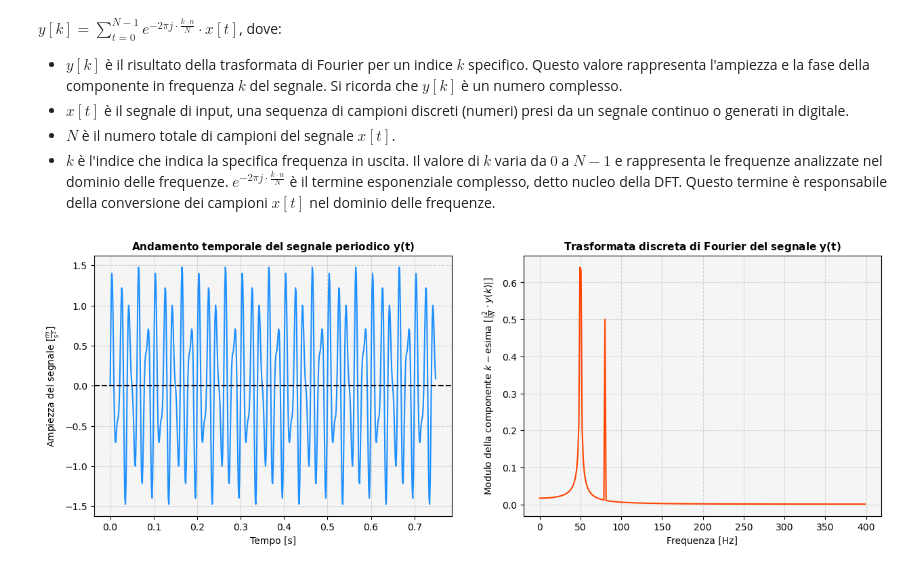
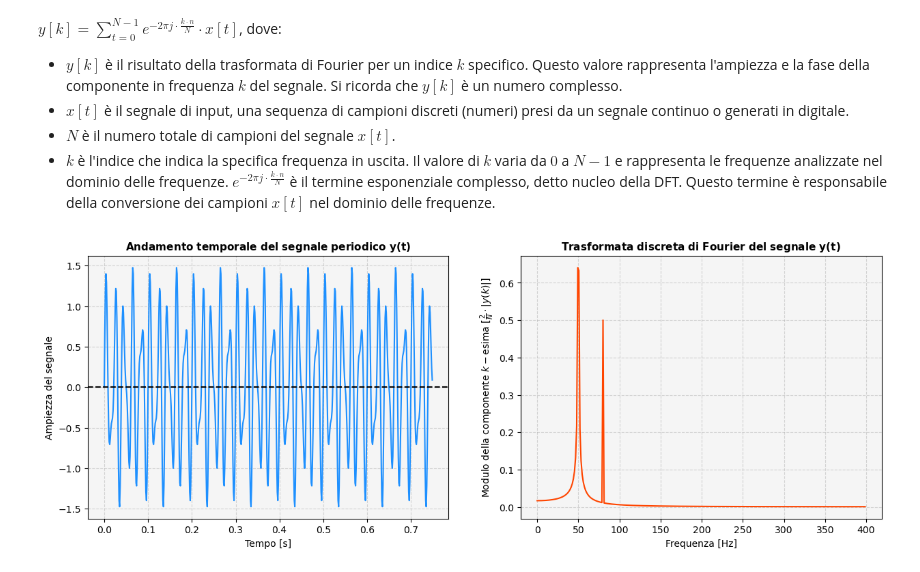
Before and after one commit to lamferzon/crash-course-Python, a Jupyter notebook: Lezioni/2. Python per l'analisi dati.ipynb, the cells around one changed output. Saved outputs shown, nothing was run; the diff lists cells and outputs as text; code cells hidden in the pictures.

```diff
--- a/Lezioni/2. Python per l'analisi dati.ipynb
+++ b/Lezioni/2. Python per l'analisi dati.ipynb
@@ -494,33 +494,33 @@ fig, axes = plt.subplots(
 
 # grafico 1
 sns.lineplot(
     x=t_domain,
     y=y,
     color="dodgerblue",
     ax=axes[0]
 )
 axes[0].axhline(0, color="black", ls="--")
 axes[0].set_title("$\\mathbf{Andamento \\ temporale \\ del \\ segnale \\ periodico \\ y(t)}$", size=11)
 axes[0].set(
     xlabel="Tempo [s]",
-    ylabel="Ampiezza del segnale $[\\frac{m}{s^2}]$", # unità di misura in LaTex
+    ylabel="Ampiezza del segnale",
     facecolor="whitesmoke"
 )
 axes[0].grid(axis="both", ls="--", alpha=.5)
 
 # grafico 2
 sns.lineplot(
     x=xf,
     y=2.0/N * np.abs(yf[0:N//2]),
     color="orangered",
     ax=axes[1]
 )
 axes[1].set_title("$\\mathbf{Trasformata \\ discreta \\ di \\ Fourier \\ del \\ segnale \\ y(t)}$", size=11)
 axes[1].set(
     xlabel="Frequenza [Hz]",
-    ylabel="Modulo della componente $k-$esima $[|\\frac{2}{N}\\cdot y(k)|]$", # unità di misura in LaTex
+    ylabel="Modulo della componente $k-$esima $[\\frac{2}{N}\\cdot |y(k)|]$", # unità di misura in LaTex
     facecolor="whitesmoke"
 )
 axes[1].grid(axis="both", ls="--", alpha=.5)
 # %% [output]
-[figure, old version]
+[figure, new version]
```
